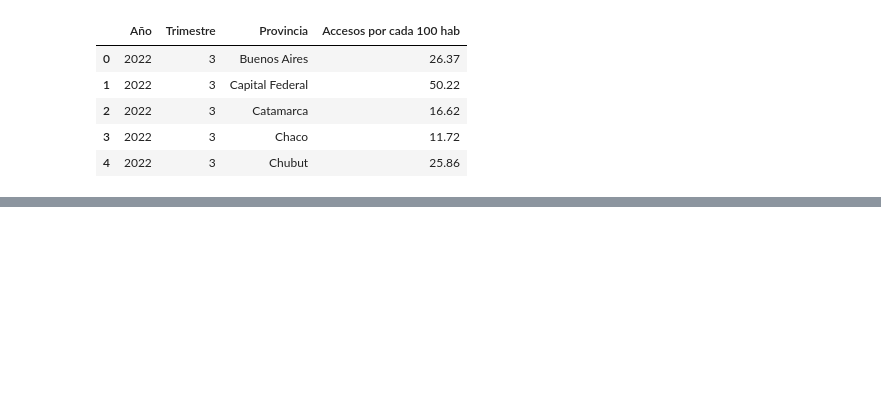
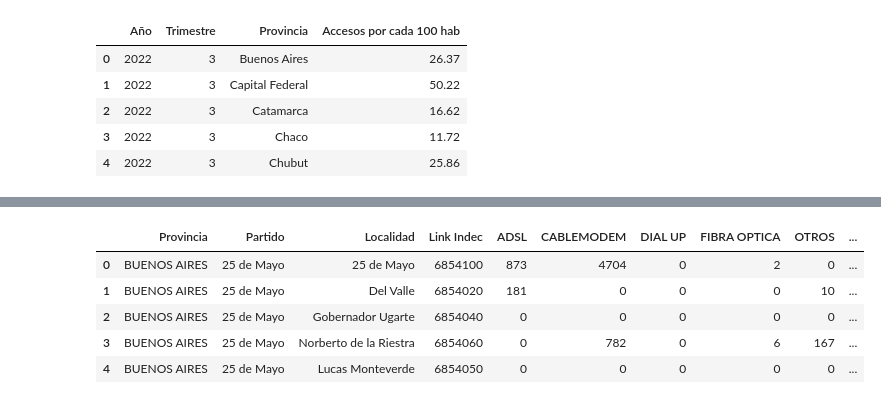
Before and after one commit to pakyxs/ainternet-access-argentina-analysis, a Jupyter notebook: EDA.ipynb, the cells around one changed output, grey strips where cells are left out. Cells and saved outputs as stored; diff of their text form; code cells hidden in the pictures; blank space fills up the shorter version.

```diff
--- a/EDA.ipynb
+++ b/EDA.ipynb
@@ -66,0 +174,9 @@ df
+# %%
+df_accesos_a_internet_fijo_por_velocidad_de_bajada_y_localidad.head()
+# %% [output]
+|  | Provincia | Partido | Localidad | Link Indec | ADSL | CABLEMODEM | DIAL UP | FIBRA OPTICA | OTROS | ... |
+| 0 | BUENOS AIRES | 25 de Mayo | 25 de Mayo | 6854100 | 873 | 4704 | 0 | 2 | 0 | ... |
+| 1 | BUENOS AIRES | 25 de Mayo | Del Valle | 6854020 | 181 | 0 | 0 | 0 | 10 | ... |
+| 2 | BUENOS AIRES | 25 de Mayo | Gobernador Ugarte | 6854040 | 0 | 0 | 0 | 0 | 0 | ... |
+| 3 | BUENOS AIRES | 25 de Mayo | Norberto de la Riestra | 6854060 | 0 | 782 | 0 | 6 | 167 | ... |
+| 4 | BUENOS AIRES | 25 de Mayo | Lucas Monteverde | 6854050 | 0 | 0 | 0 | 0 | 0 | ... |
```
Also changed, not shown: parts of 18 cells of this notebook.
